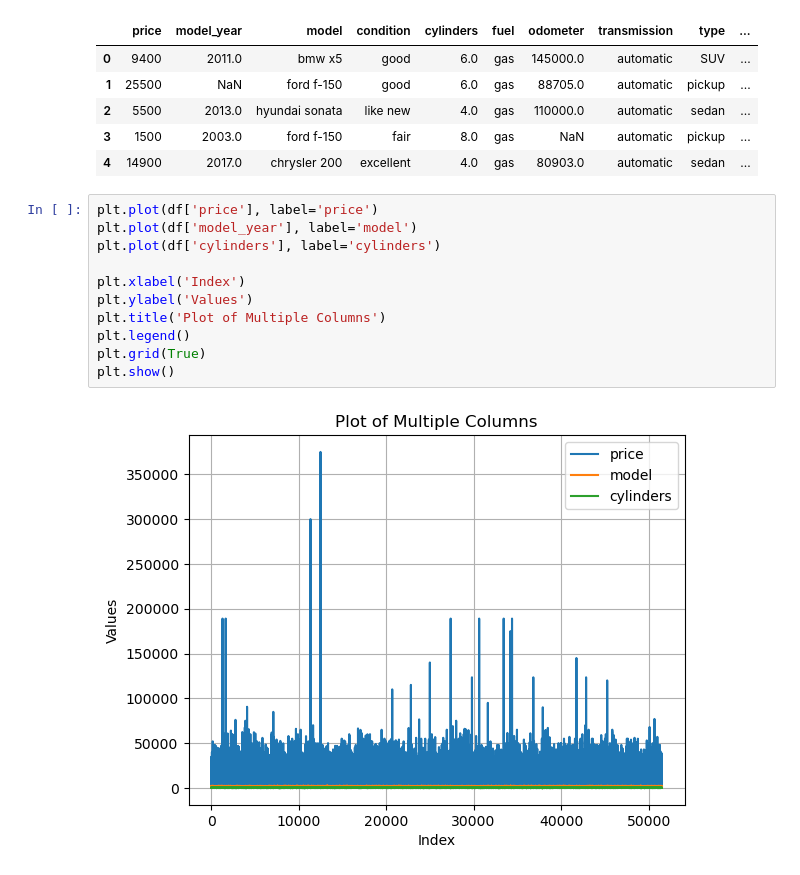
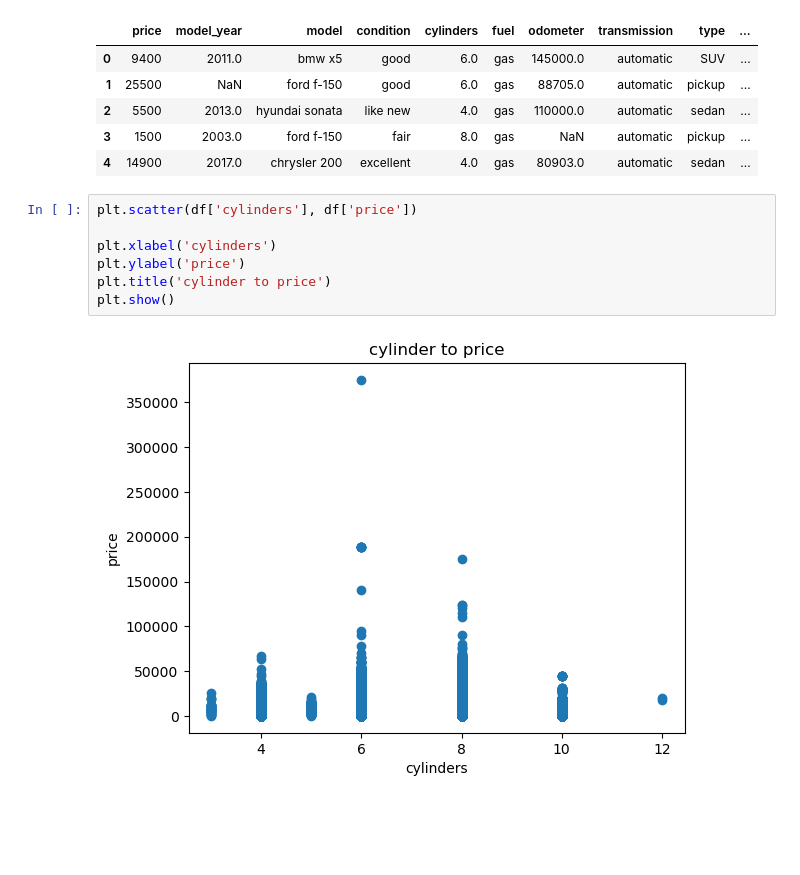
Before and after one commit to Gazizmakhanov/ds_repository, a Jupyter notebook: EDA.ipynb, the cells around one changed output. Drawn from its saved outputs; the diff is of its cells as text; blank space fills up the shorter version.

```diff
--- a/EDA.ipynb
+++ b/EDA.ipynb
@@ -16,16 +16,12 @@ df.head()
 | 2 | 5500 | 2013.0 | hyundai sonata | like new | 4.0 | gas | 110000.0 | automatic | sedan | ... |
 | 3 | 1500 | 2003.0 | ford f-150 | fair | 8.0 | gas | NaN | automatic | pickup | ... |
 | 4 | 14900 | 2017.0 | chrysler 200 | excellent | 4.0 | gas | 80903.0 | automatic | sedan | ... |
-# %%
-plt.plot(df['price'], label='price')
-plt.plot(df['model_year'], label='model')
-plt.plot(df['cylinders'], label='cylinders')
-
-plt.xlabel('Index')
-plt.ylabel('Values')
-plt.title('Plot of Multiple Columns')
-plt.legend()
-plt.grid(True)
-plt.show()
-# %% [output]
-[figure, removed]
+# %%
+plt.scatter(df['cylinders'], df['price'])
+
+plt.xlabel('cylinders')
+plt.ylabel('price')
+plt.title('cylinder to price')
+plt.show()
+# %% [output]
+[figure, added]
```
Also changed, not shown: parts of 5 cells of this notebook, 1 other file.
